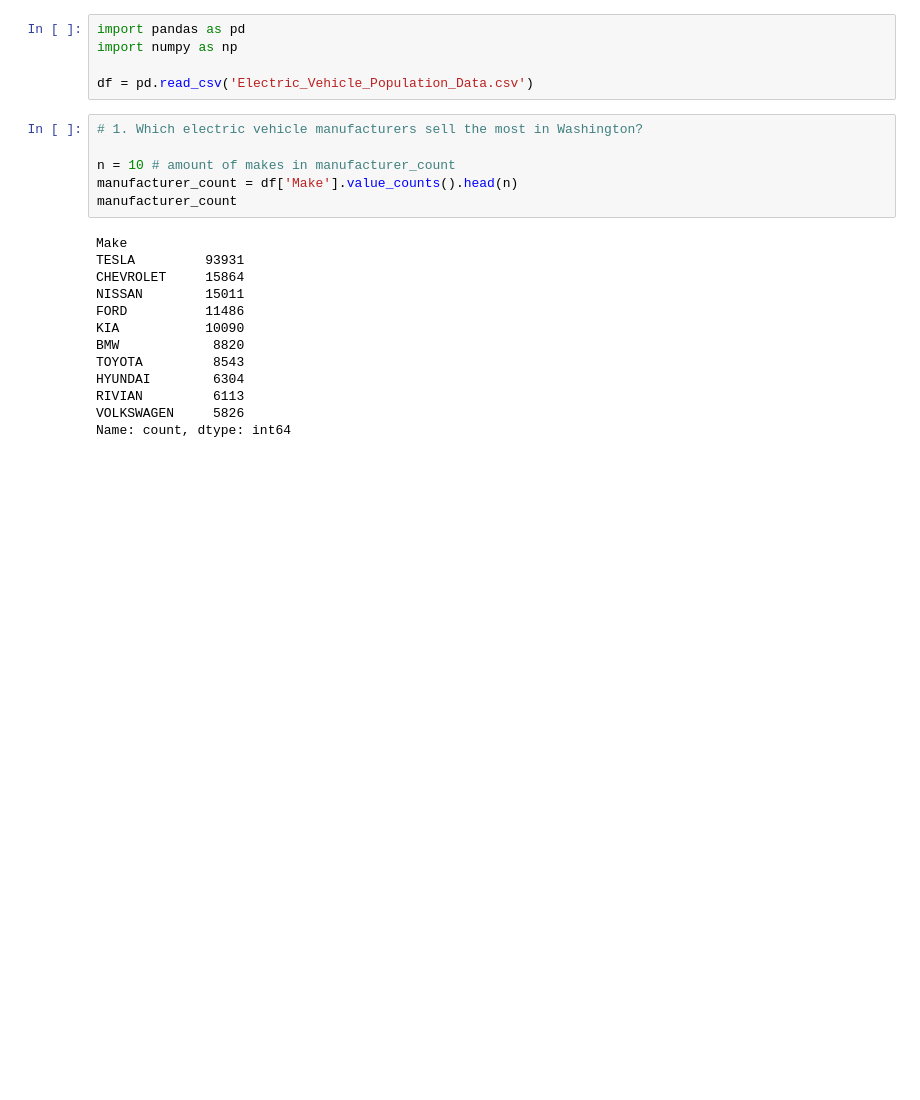
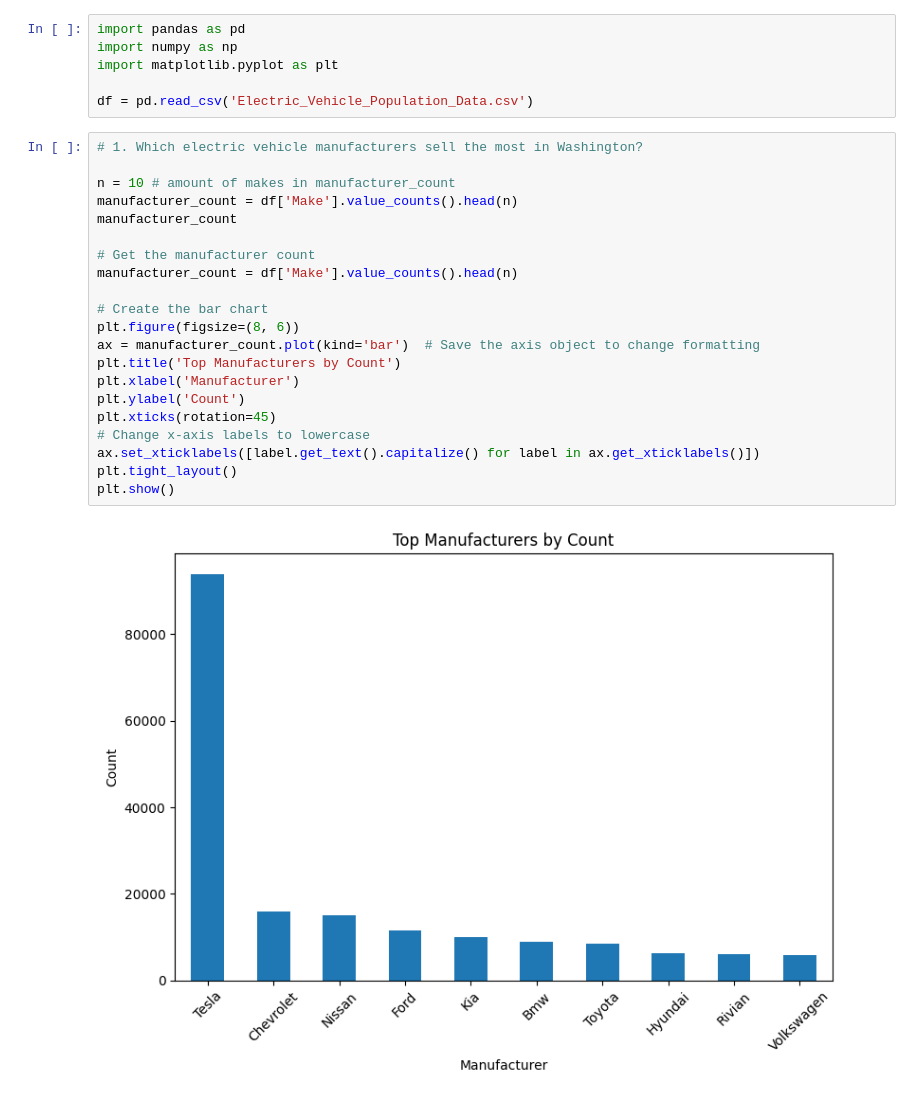
Before and after one commit to trevorhitchcock/IPDS-Data-Analysis-1, a Jupyter notebook: electric_vehicle_analysis.ipynb, the cells around one changed output. Cells and saved outputs as stored; diff of their text form; blank space fills up the shorter version.

Commit message:
Finalized graphs

```diff
--- a/electric_vehicle_analysis.ipynb
+++ b/electric_vehicle_analysis.ipynb
@@ -1,27 +1,32 @@
 # %%
 import pandas as pd
 import numpy as np
+import matplotlib.pyplot as plt
 
 df = pd.read_csv('Electric_Vehicle_Population_Data.csv')
-# %%
-# 1. Which electric vehicle manufacturers sell the most in Washington?
-
-n = 10 # amount of makes in manufacturer_count
-manufacturer_count = df['Make'].value_counts().head(n)
-manufacturer_count
-# %% [output]
-Make
-TESLA         93931
-CHEVROLET     15864
-NISSAN        15011
-FORD          11486
-KIA           10090
-BMW            8820
-TOYOTA         8543
-HYUNDAI        6304
-RIVIAN         6113
-VOLKSWAGEN     5826
-Name: count, dtype: int64
+# %%
+# 1. Which electric vehicle manufacturers sell the most in Washington?
+
+n = 10 # amount of makes in manufacturer_count
+manufacturer_count = df['Make'].value_counts().head(n)
+manufacturer_count
+
+# Get the manufacturer count
+manufacturer_count = df['Make'].value_counts().head(n)
+
+# Create the bar chart
+plt.figure(figsize=(8, 6))
+ax = manufacturer_count.plot(kind='bar')  # Save the axis object to change formatting
+plt.title('Top Manufacturers by Count')
+plt.xlabel('Manufacturer')
+plt.ylabel('Count')
+plt.xticks(rotation=45)
+# Change x-axis labels to lowercase
+ax.set_xticklabels([label.get_text().capitalize() for label in ax.get_xticklabels()])
+plt.tight_layout()
+plt.show()
+# %% [output]
+[figure, added]
 # %%
 # 2. Which city has the most electric vehicles?
 
```
Also changed, not shown: parts of 7 cells of this notebook.
